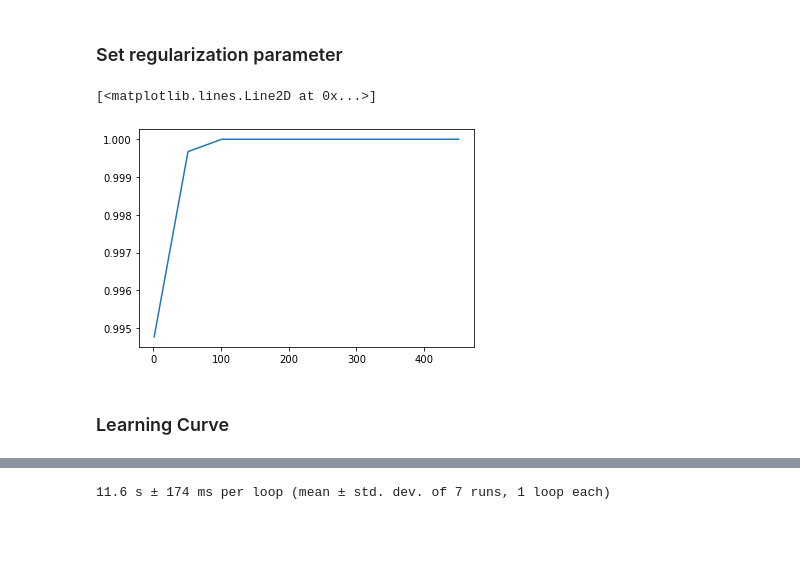
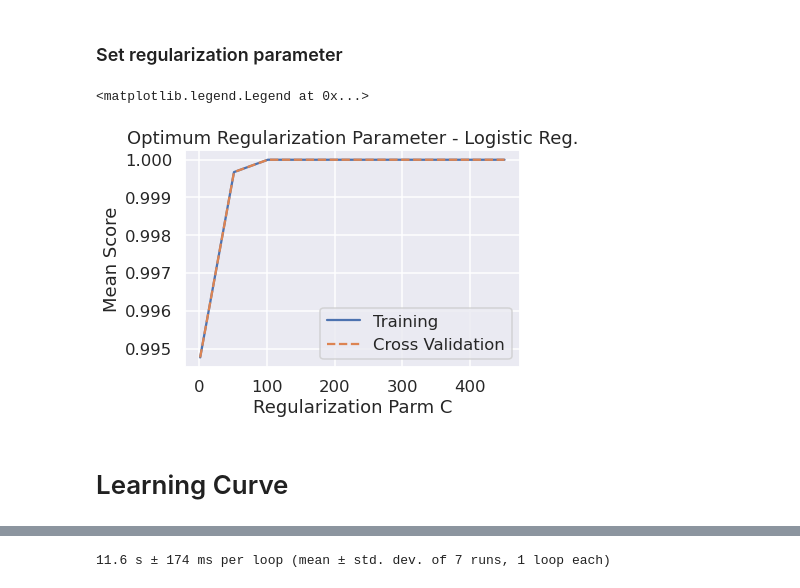
Before and after one commit to mackwn/gas-sensor-analytics-demo, a Jupyter notebook: notebooks/explore_model_building_classification.ipynb, the cells around one changed output, grey strips where cells are left out. Cells and saved outputs as stored; diff of their text form; code cells hidden in the pictures; blank space fills up the shorter version.

```diff
--- a/notebooks/explore_model_building_classification.ipynb
+++ b/notebooks/explore_model_building_classification.ipynb
@@ -13,6 +14,9 @@ if os.path.split(os.getcwd())[-1] == 'notebooks': os.chdir(os.path.split(os.getc
 print(os.getcwd())
 # %% [output]
 /home/fitzaudoen/apps/gas-sensor-analytics-demo
+# %%
+sns.set()
+sns.set_context('talk')
 # %% [markdown]
 # Prepare data
 # %%
@@ -75,16 +84,24 @@ print(clf.score(X_cv,y_cv))
 # %% [markdown]
 ### Set regularization parameter
 # %%
-C_array = list(range(1,500,50))
-score_array = []
-for C in C_array:
+C_arr_lr = list(range(1,500,50))
+scores_varC_lr = []
+score_varC_lr_cv = []
+for C in C_arr_lr :
     clf = LogisticRegression(random_state=0, max_iter=5000, C=C).fit(X, y)
-    score_array.append(clf.score(X,y))
-
-plt.plot(C_array,score_array)
+    scores_varC_lr.append(clf.score(X,y))
+    score_varC_lr_cv.append(clf.score(X_cv,y_cv))
-# %% [output]
-[<matplotlib.lines.Line2D at 0x...>]
-[figure, removed]
+# %%
+fig, ax = plt.subplots()
+ax.plot(C_arr_lr,scores_varC_lr,label='Training')
+ax.plot(C_arr_lr,score_varC_lr_cv,'--',label='Cross Validation')
+ax.set_xlabel("Regularization Parm C")
+ax.set_ylabel('Mean Score')
+ax.set_title('Optimum Regularization Parameter - Logistic Reg.')
+ax.legend()
+# %% [output]
+<matplotlib.legend.Legend at 0x...>
+[figure, added]
 # %% [markdown]
-### Learning Curve
+# Learning Curve
 # %%
```
Also changed, not shown: parts of 25 cells of this notebook, 8 other files.
